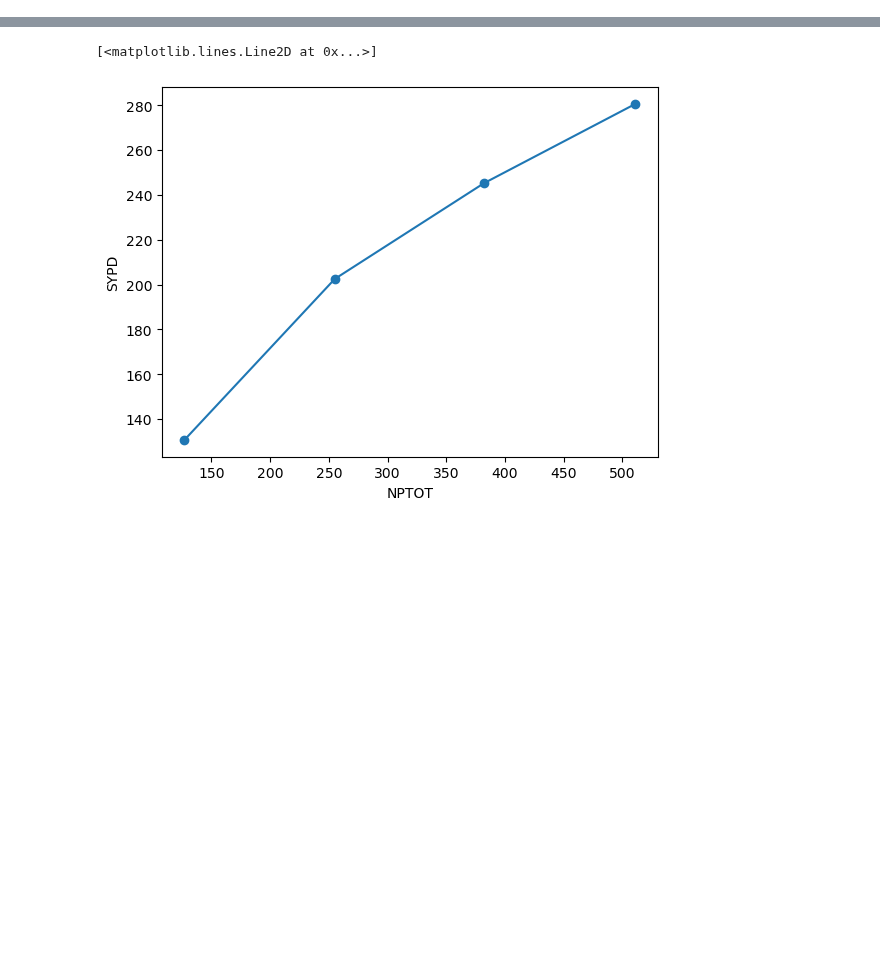
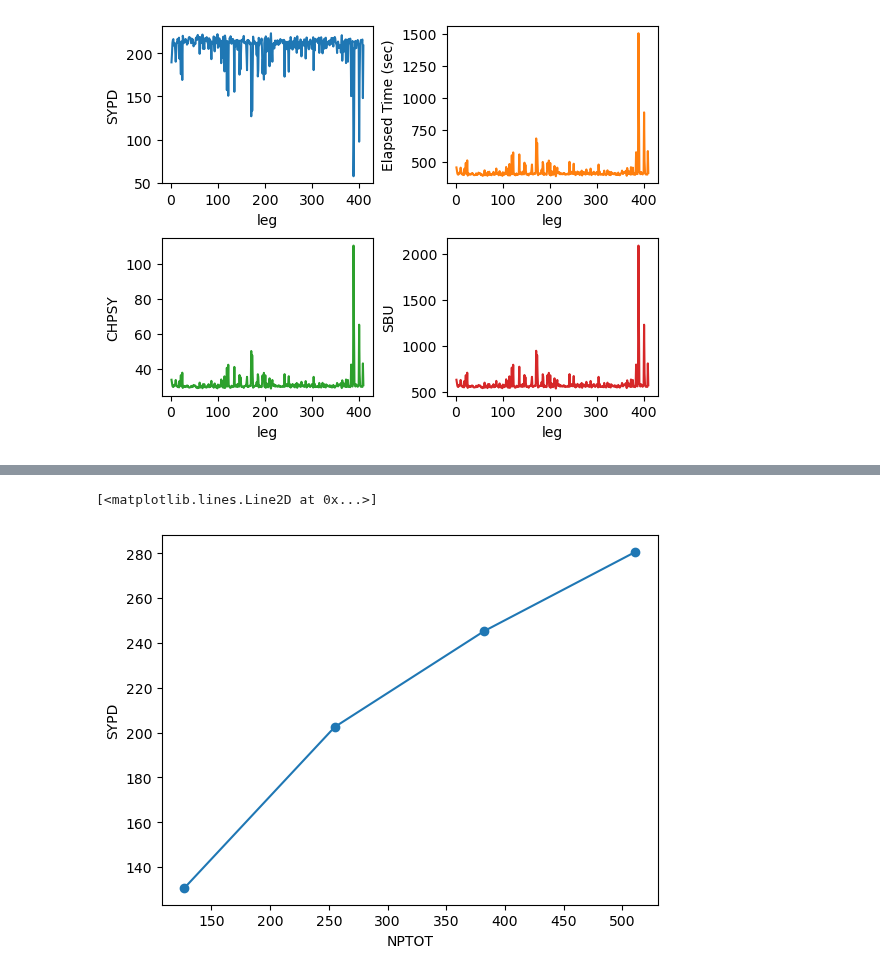
Before and after one commit to asozza/stece, a Jupyter notebook: lobs/test.ipynb, the cells around one changed output, grey strips where cells are left out. Cells and saved outputs as stored; diff of their text form; code cells hidden in the pictures; blank space fills up the shorter version.

```diff
--- a/lobs/test.ipynb
+++ b/lobs/test.ipynb
@@ -23,0 +25,4 @@ plt.gca().legend(('Nodes=1','Nodes=2','Nodes=3','Nodes=4'))
+# %%
+lt.multiplot_vs_time('fix2', 0)
+# %% [output]
+[figure, added]
```
Also changed, not shown: parts of 8 cells of this notebook, 2 other files.
